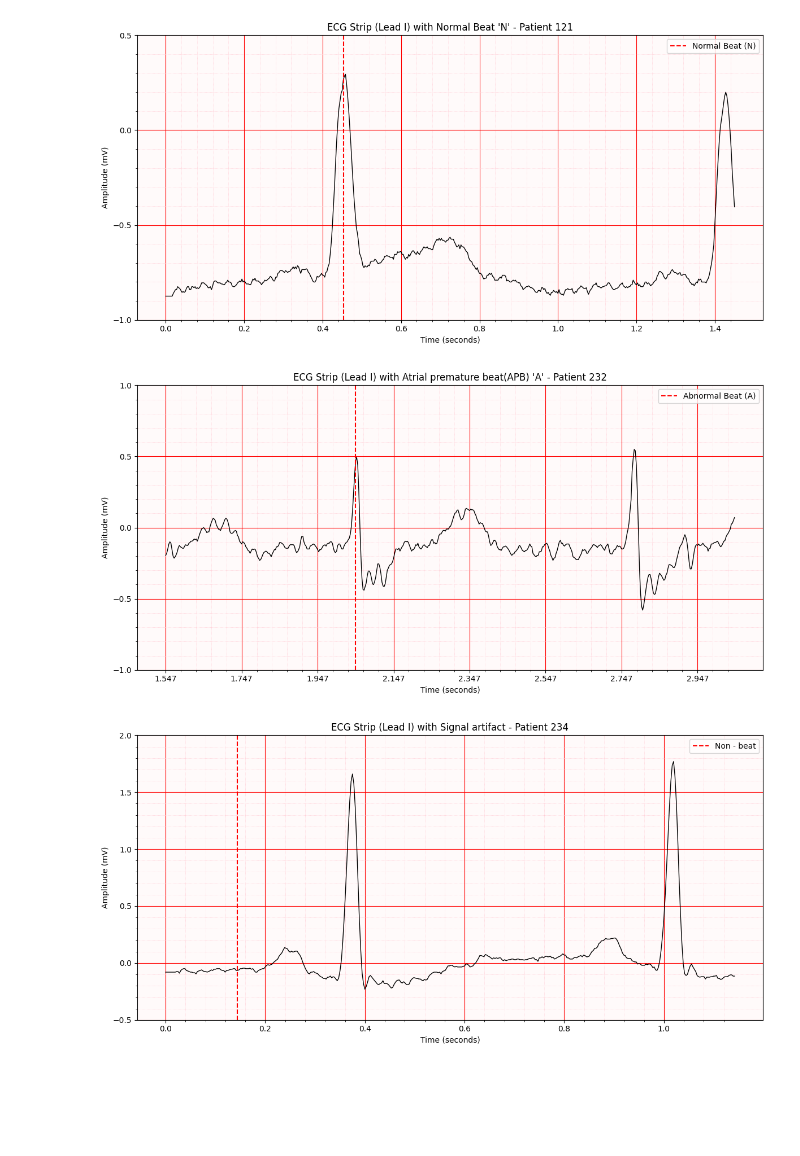
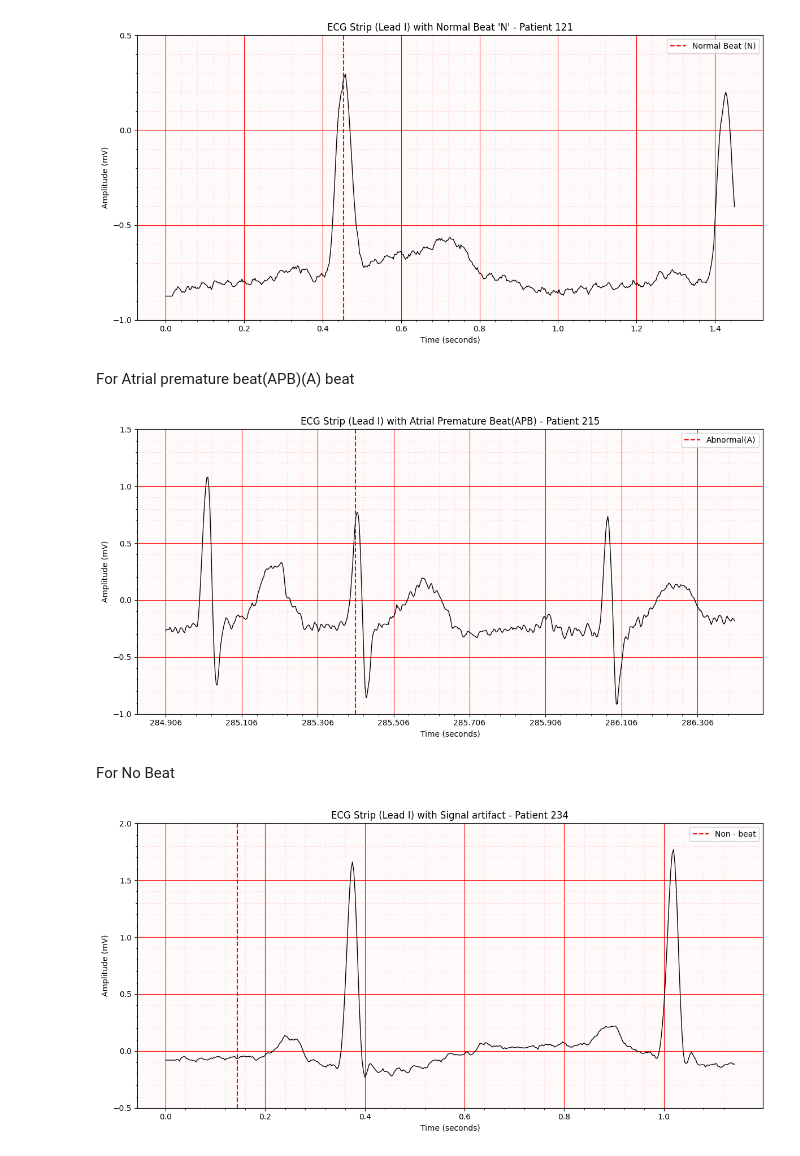
Before and after one commit to Surakshajain06/ECG-Classification-using-Autoencoder, a Jupyter notebook: Notebook/02. EDA.ipynb, the cells around one changed output. Drawn from its saved outputs; the diff is of its cells as text; code cells hidden in the pictures; blank space fills up the shorter version.

```diff
--- a/Notebook/02. EDA.ipynb
+++ b/Notebook/02. EDA.ipynb
@@ -195,10 +190,10 @@ signal = record.p_signal
 fs = record.fs  # 360 Hz for MIT-BIH
 
 # Find first 'V' beat
-Normal_indices = [i for i, sym in enumerate(annotation.symbol) if sym == 'V']
+No_beat_indices = [i for i, sym in enumerate(annotation.symbol) if sym == 'V']
 
-if Normal_indices:
-    idx = Normal_indices[0]
+if No_beat_indices:
+    idx = No_beat_indices[0]
     beat_sample = annotation.sample[idx]
 
     # Window: 0.5s before, 1s after
@@ -265,10 +262,10 @@ signal = record.p_signal
 fs = record.fs  # 360 Hz for MIT-BIH
 
 # Find first 'N' beat
-Normal_indices = [i for i, sym in enumerate(annotation.symbol) if sym == 'N']
+No_beat_indices = [i for i, sym in enumerate(annotation.symbol) if sym == 'N']
 
-if Normal_indices:
-    idx = Normal_indices[0]
+if No_beat_indices:
+    idx = No_beat_indices[0]
     beat_sample = annotation.sample[idx]
 
     # Window: 0.5s before, 1s after
@@ -321,13 +318,15 @@ else:
     print(f"No abnormal beat 'N' found in patient {record_id}.")
 # %% [output]
 [figure]
+# %% [markdown]
+For  Atrial premature beat(APB)(A)  beat
 # %%
 import wfdb
 import matplotlib.pyplot as plt
 import numpy as np
 
-# Load record with abnormal beats
-record_id = "232"
+# Load record with No beats
+record_id = "215"
 record = wfdb.rdrecord(f"../Data/{record_id}")
 annotation = wfdb.rdann(f"../Data/{record_id}", 'atr')
 
@@ -335,10 +334,10 @@ signal = record.p_signal
 fs = record.fs  # 360 Hz for MIT-BIH
 
 # Find first 'A' beat
-Normal_indices = [i for i, sym in enumerate(annotation.symbol) if sym == 'A']
+No_beat_indices = [i for i, sym in enumerate(annotation.symbol) if sym == 'A']
 
-if Normal_indices:
-    idx = Normal_indices[0]
+if No_beat_indices:
+    idx = No_beat_indices[0]
     beat_sample = annotation.sample[idx]
 
     # Window: 0.5s before, 1s after
@@ -353,7 +352,7 @@ if Normal_indices:
     ax.plot(time, ecg_segment, color='black', linewidth=1)
 
     # Mark abnormal beat
-    ax.axvline(x=beat_sample / fs, color='red', linestyle='--', label="Abnormal Beat (A)")
+    ax.axvline(x=beat_sample / fs, color='red', linestyle='--', label="Abnormal(A)")
 
     # ECG-style grid setup
     ax.set_facecolor('#fffafa')  # Light pink background
@@ -361,36 +360,38 @@ if Normal_indices:
     # Y-axis limits aligned to 0.5 mV blocks
     ymin = np.floor(min(ecg_segment) * 2) / 2
     ymax = np.ceil(max(ecg_segment) * 2) / 2
     ax.set_ylim([ymin, ymax])
 
     # X-axis major/minor ticks (time)
     major_xticks = np.arange(time[0], time[-1], 0.2)   # Large box = 0.2 sec
     minor_xticks = np.arange(time[0], time[-1], 0.04)  # Small box = 0.04 sec
     ax.set_xticks(major_xticks)
     ax.set_xticks(minor_xticks, minor=True)
 
     # Y-axis major/minor ticks (mV)
     major_yticks = np.arange(ymin, ymax + 0.5, 0.5)
     minor_yticks = np.arange(ymin, ymax + 0.1, 0.1)
     ax.set_yticks(major_yticks)
     ax.set_yticks(minor_yticks, minor=True)
 
     # Draw grids
     ax.grid(which='major', color='red', linewidth=0.8)
     ax.grid(which='minor', color='pink', linestyle=':', linewidth=0.5)
 
     # Labels
-    ax.set_title(f"ECG Strip (Lead I) with Atrial premature beat(APB) 'A' - Patient {record_id}")
+    ax.set_title(f"ECG Strip (Lead I) with Atrial Premature Beat(APB) - Patient {record_id}")
     ax.set_xlabel("Time (seconds)")
     ax.set_ylabel("Amplitude (mV)")
     ax.legend()
     plt.tight_layout()
     plt.show()
 
 else:
-    print(f"No abnormal beat 'A' found in patient {record_id}.")
+    print(f"No signal artifact beat 'A' found in patient {record_id}.")
 # %% [output]
-[figure, old version]
+[figure, new version]
+# %% [markdown]
+For No Beat
 # %%
 import wfdb
 import matplotlib.pyplot as plt
```
Also changed, not shown: parts of 10 cells of this notebook, 6 other files.
